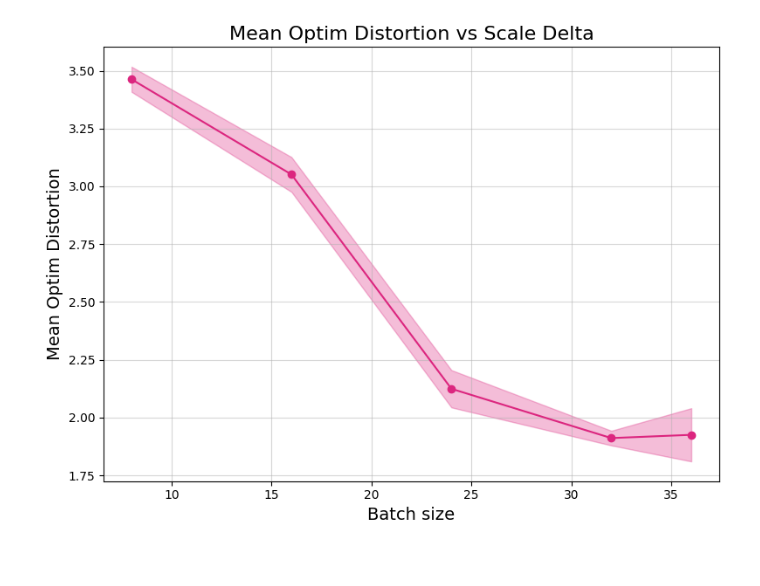
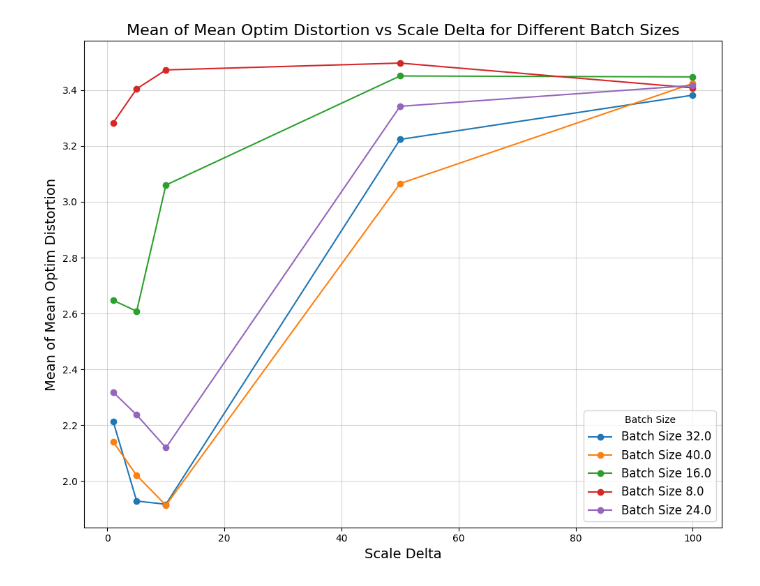
Before and after one commit to pierrehouedry/DifferentiableHyperbolicity, a Jupyter notebook: hyperbolicity/expes/figures/sensibility_analysis_bs.ipynb, the cells around one changed output. Drawn from its saved outputs; the diff is of its cells as text; code cells hidden in the pictures.

```diff
--- a/hyperbolicity/expes/figures/sensibility_analysis_bs.ipynb
+++ b/hyperbolicity/expes/figures/sensibility_analysis_bs.ipynb
@@ -45,24 +56,53 @@ batch_size=36.0: [1.934077980518341, 1.8312211585044864, 1.8866179513931276, 2.1
 # %%
-scale_deltas = sorted(results_dict.keys())
-means = [sum(distortions) / len(distortions) for distortions in results_dict.values()]
-stds = [pd.Series(distortions).std() for distortions in results_dict.values()]
+base_dir = '/share/home/houedry/projects/DifferentiableHyperbolicity/hyperbolicity/expes/results_expes/sensibility_analysis/batch_size/'
 
-plt.figure(figsize=(8, 6))
 
-# Add labels and title
-plt.xlabel('Batch size', fontsize=14)
-plt.plot(scale_deltas, means, label='Mean Optim Distortion', color='#DC267F', marker='o')
-plt.fill_between(scale_deltas,
-                 [m - s for m, s in zip(means, stds)],
-                 [m + s for m, s in zip(means, stds)],
-                 color='#DC267F', alpha=0.3, label='±1 Std Dev')  # Green color (color-blind friendly)
-plt.ylabel('Mean Optim Distortion', fontsize=14)
-plt.title('Mean Optim Distortion vs Scale Delta', fontsize=16)
-legend = plt.legend(fontsize=12)
-legend.remove()
+results_dict = defaultdict(lambda: defaultdict(list))
+
+# Read and organize data
+for subfolder in os.listdir(base_dir):
+    subfolder_path = os.path.join(base_dir, subfolder)
+
+    if os.path.isdir(subfolder_path):
+        for file in os.listdir(subfolder_path):
+            if file.endswith('.csv'):
+                file_path = os.path.join(subfolder_path, file)
+
+                df = pd.read_csv(file_path)
+                df.columns = df.columns.str.strip().str.lower()
+
+                if 'scale_delta' not in df.columns or 'batch_size' not in df.columns or 'mean_optim_distortion' not in df.columns:
+                    print(f"Warning: Missing required columns in {file_path}. Skipping this file.")
+                    continue
+
+                for _, row in df.iterrows():
+                    delta_scale = row['scale_delta']
+                    batch_size = row['batch_size']
+                    mean_optim_distortion = row['mean_optim_distortion']
+                    results_dict[delta_scale][batch_size].append(mean_optim_distortion)
+
+# Compute mean distortions grouped by batch size instead of delta_scale
+mean_results_by_batch = defaultdict(dict)
+
+for delta_scale, batch_dict in results_dict.items():
+    for batch_size, distortions in batch_dict.items():
+        mean = sum(distortions) / len(distortions)
+        mean_results_by_batch[batch_size][delta_scale] = mean
+
+# Plot
+plt.figure(figsize=(10, 8))
+
+for batch_size, delta_dict in mean_results_by_batch.items():
+    delta_scales = sorted(delta_dict.keys())
+    mean_distortions = [delta_dict[delta] for delta in delta_scales]
+    plt.plot(delta_scales, mean_distortions, marker='o', label=f'Batch Size {batch_size}')
+
+plt.xlabel('Scale Delta', fontsize=14)
+plt.ylabel('Mean of Mean Optim Distortion', fontsize=14)
+plt.title('Mean of Mean Optim Distortion vs Scale Delta for Different Batch Sizes', fontsize=16)
+plt.legend(title='Batch Size', fontsize=12)
 plt.grid(alpha=0.5)
 plt.tight_layout()
-tikzplotlib.save("sensibility_analysis_bs_plot.tex")
 plt.show()
 # %% [output]
-[figure, old version]
+[figure, new version]
```
Also changed, not shown: parts of 1 cell of this notebook, 22 other files.
